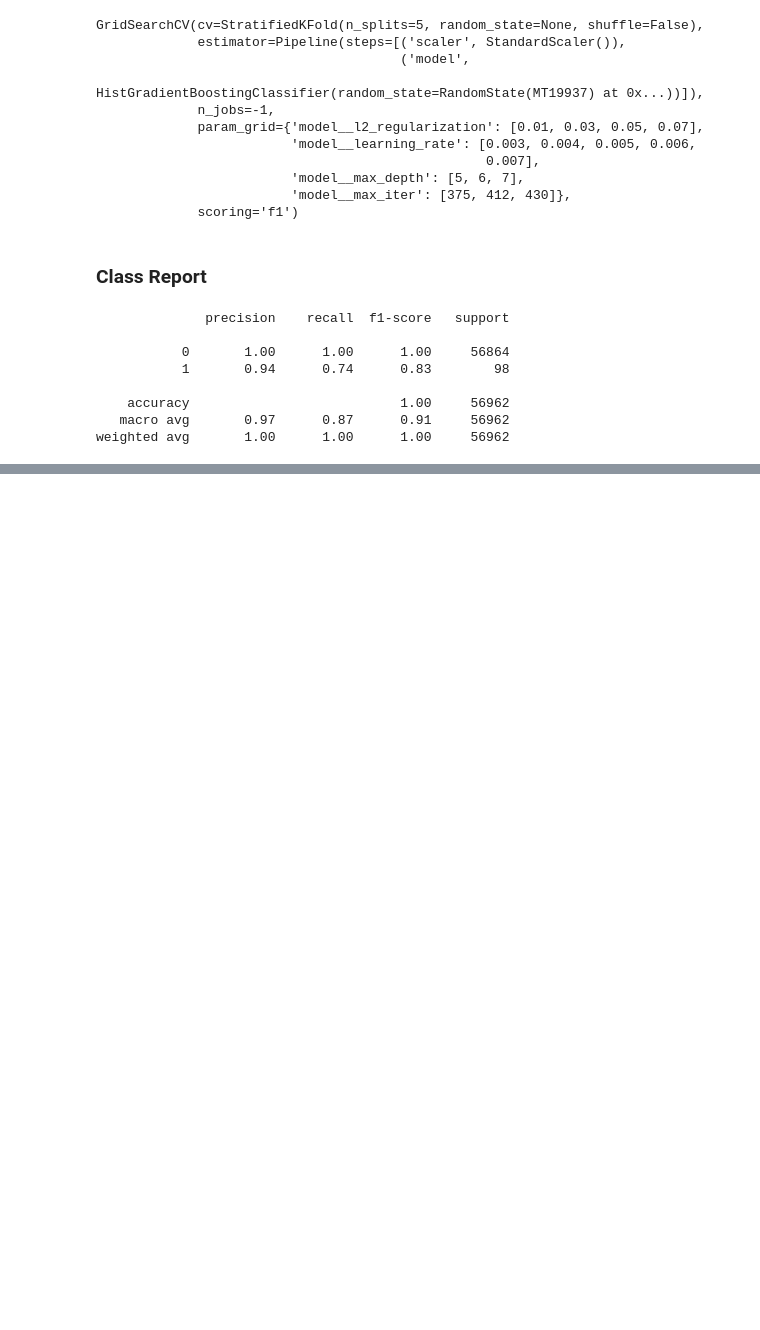
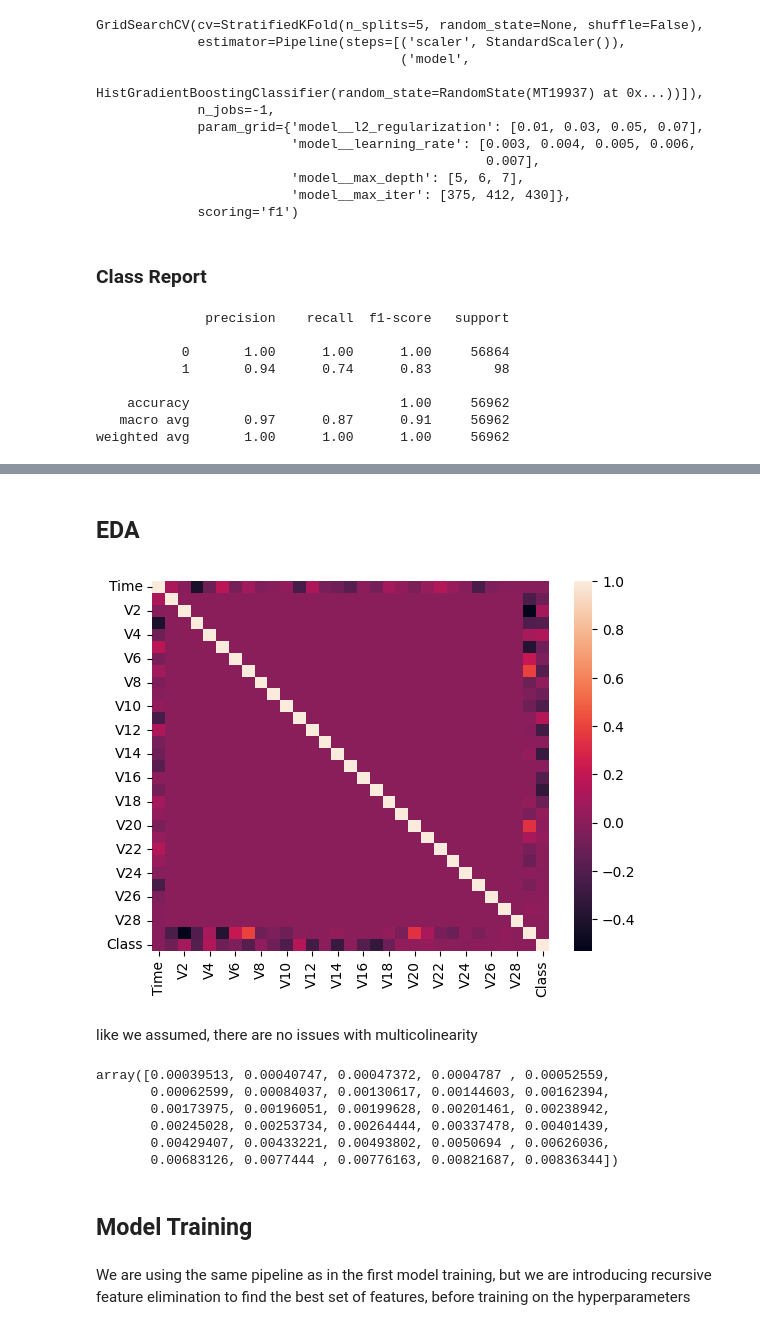
Before and after one commit to dpons222/Portfolio, a Jupyter notebook: Credit-Card-Fraud-Detection/credit_card_fraud_detection.ipynb, the cells around one changed output, grey strips where cells are left out. Saved outputs shown, nothing was run; the diff lists cells and outputs as text; code cells hidden in the pictures; blank space fills up the shorter version.

```diff
--- a/Credit-Card-Fraud-Detection/credit_card_fraud_detection.ipynb
+++ b/Credit-Card-Fraud-Detection/credit_card_fraud_detection.ipynb
@@ -296,0 +297,11 @@ weighted avg       1.00      1.00      1.00     56962
+# %% [markdown]
+## EDA
+# %%
+# correlation matrix
+corr_matrix = df.corr()
+sns.heatmap(corr_matrix)
+plt.show()
+# %% [output]
+[figure, added]
+# %% [markdown]
+like we assumed, there are no issues with multicolinearity
@@ -296,0 +311,13 @@ weighted avg       1.00      1.00      1.00     56962
+# %%
+mutual_info
+# %% [output]
+array([0.00039513, 0.00040747, 0.00047372, 0.0004787 , 0.00052559,
+       0.00062599, 0.00084037, 0.00130617, 0.00144603, 0.00162394,
+       0.00173975, 0.00196051, 0.00199628, 0.00201461, 0.00238942,
+       0.00245028, 0.00253734, 0.00264444, 0.00337478, 0.00401439,
+       0.00429407, 0.00433221, 0.00493802, 0.0050694 , 0.00626036,
+       0.00683126, 0.0077444 , 0.00776163, 0.00821687, 0.00836344])
+# %% [markdown]
+## Model Training
+# %% [markdown]
+We are using the same pipeline as in the first model training, but we are introducing recursive feature elimination to find the best set of features, before training on the hyperparameters
```
Also changed, not shown: parts of 9 cells of this notebook, 2 other files.
